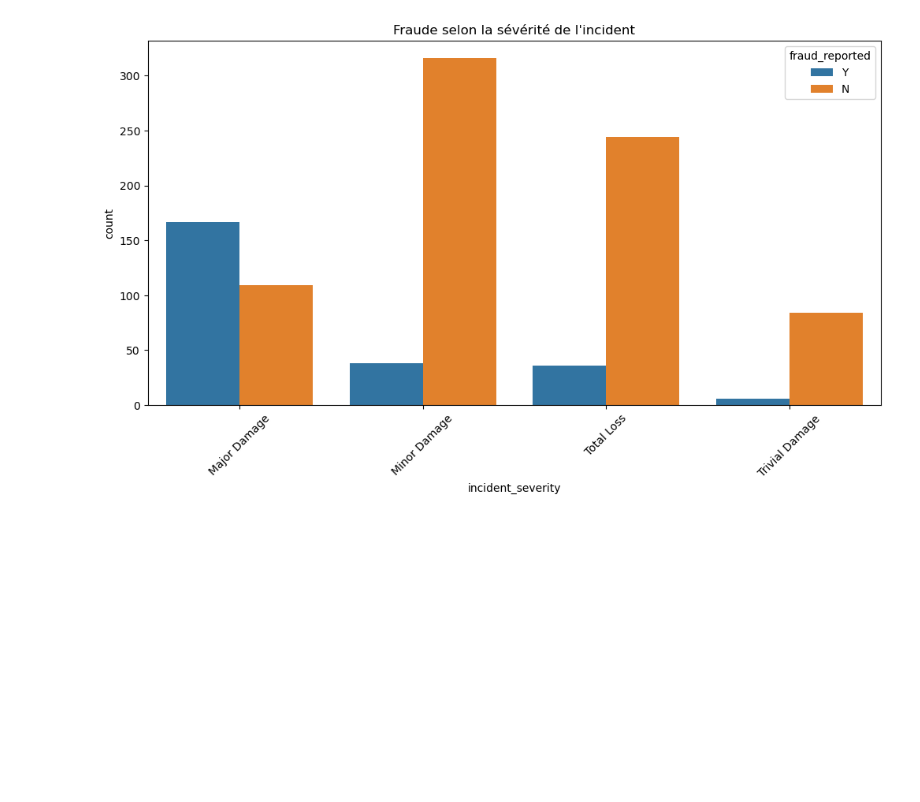
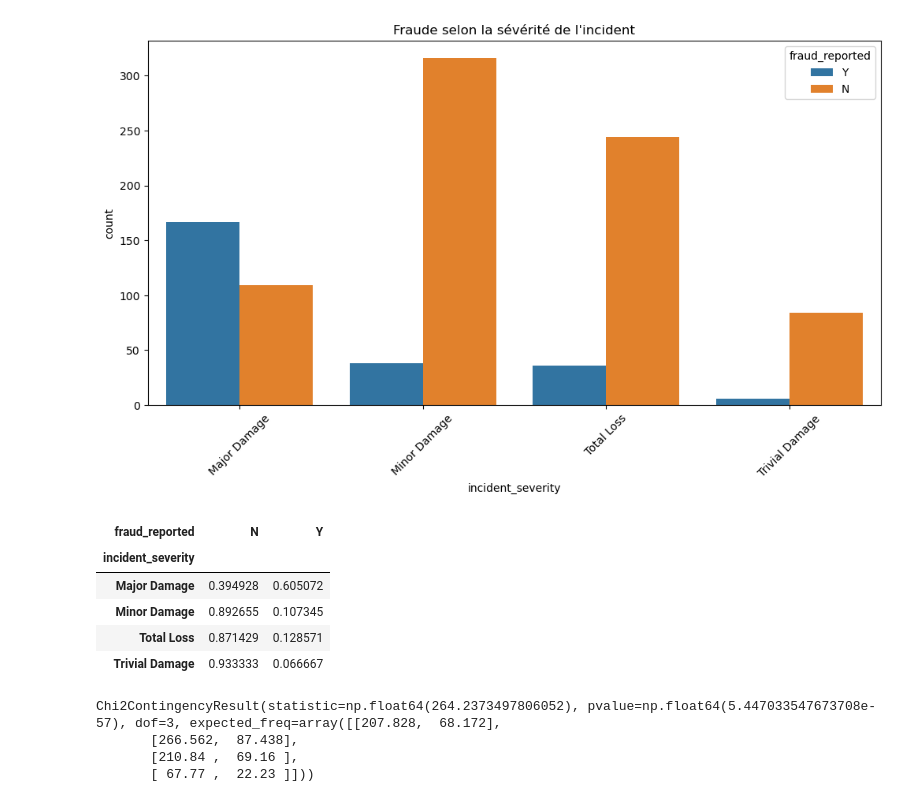
Before and after one commit to khelifaYacine/Donn-es-sur-les-r-clamations-d-assurance-auto, a Jupyter notebook: EDA_first_stup.ipynb, the cells around one changed output. Drawn from its saved outputs; the diff is of its cells as text; code cells hidden in the pictures; blank space fills up the shorter version.

Commit message:
Test statistique : Chi²

```diff
--- a/EDA_first_stup.ipynb
+++ b/EDA_first_stup.ipynb
@@ -297,3 +297,22 @@ plt.xticks(rotation=45)
 plt.show()
 # %% [output]
 [figure]
+# %%
+# Tableau de proportions
+pd.crosstab(df.incident_severity, df.fraud_reported, normalize='index')
+# %% [output]
+| fraud_reported | N | Y |
+| incident_severity |  |  |
+| Major Damage | 0.394928 | 0.605072 |
+| Minor Damage | 0.892655 | 0.107345 |
+| Total Loss | 0.871429 | 0.128571 |
+| Trivial Damage | 0.933333 | 0.066667 |
+# %%
+# Test statistique : Chi²
+from scipy.stats import chi2_contingency
+chi2_contingency(pd.crosstab(df.incident_severity, df.fraud_reported))
+# %% [output]
+Chi2ContingencyResult(statistic=np.float64(264.2373497806052), pvalue=np.float64(5.447033547673708e-57), dof=3, expected_freq=array([[207.828,  68.172],
+       [266.562,  87.438],
+       [210.84 ,  69.16 ],
+       [ 67.77 ,  22.23 ]]))
```
